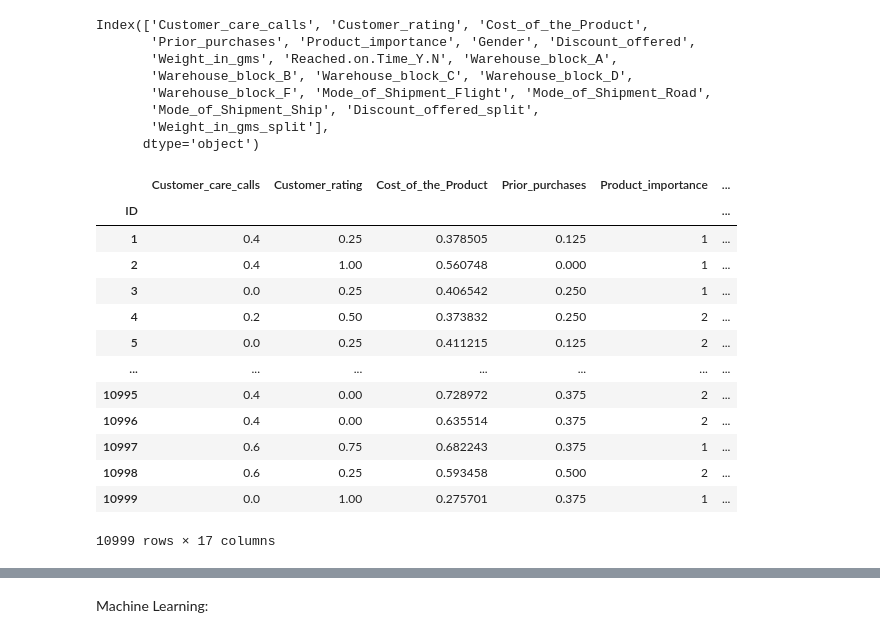
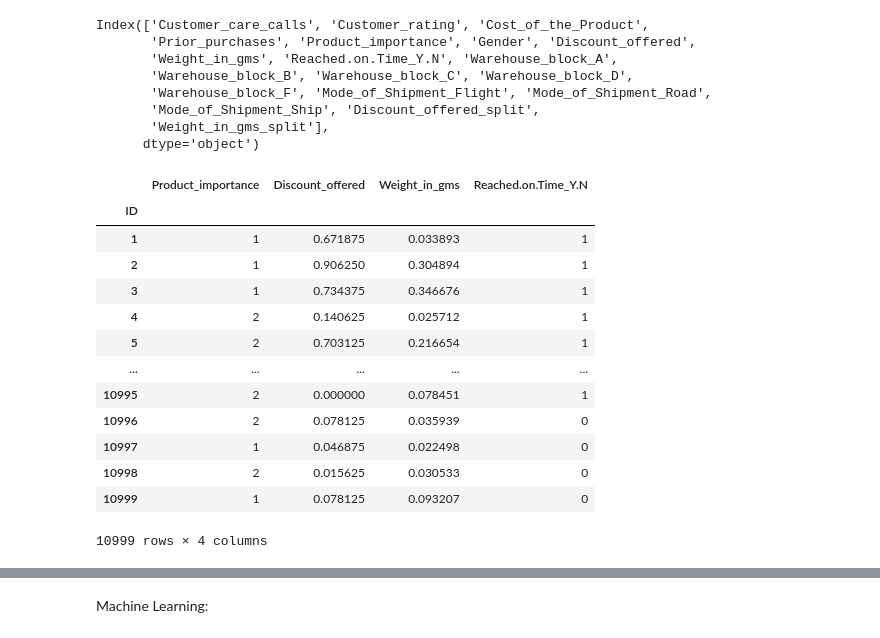
Before and after one commit to jonathan-baumann/PDA, a Jupyter notebook: use_case_group4_ecommerce.ipynb, the cells around one changed output, grey strips where cells are left out. Cells and saved outputs as stored; diff of their text form; code cells hidden in the pictures.

Commit message:
cleaned und vollständige reached on time

```diff
--- a/use_case_group4_ecommerce.ipynb
+++ b/use_case_group4_ecommerce.ipynb
@@ -566,25 +530,30 @@ Index(['Customer_care_calls', 'Customer_rating', 'Cost_of_the_Product',
 # %%
 #drop alle attribute basierend auf heatmap werten:
 #'Customer_care_calls','Customer_rating', 'Cost_of_the_Product', 'Prior_purchases','Product_importance', 'Gender', 'Warehouse_block_A',
 #       'Warehouse_block_B', 'Warehouse_block_C', 'Warehouse_block_D',
  #      'Warehouse_block_F', 'Mode_of_Shipment_Flight', 'Mode_of_Shipment_Road',
   #     'Mode_of_Shipment_Ship'
 
-df_test = df_reachont.drop(['Discount_offered_split','Weight_in_gms_split'], axis=1)
+df_test = df_reachont.drop(['Customer_care_calls', 'Customer_rating', 'Cost_of_the_Product',
+       'Prior_purchases', 'Gender',
+       'Warehouse_block_A',
+       'Warehouse_block_B', 'Warehouse_block_C', 'Warehouse_block_D',
+       'Warehouse_block_F', 'Mode_of_Shipment_Flight', 'Mode_of_Shipment_Road',
+       'Mode_of_Shipment_Ship','Discount_offered_split','Weight_in_gms_split'], axis=1)
 
 df_test
 # %% [output]
-|  | Customer_care_calls | Customer_rating | Cost_of_the_Product | Prior_purchases | Product_importance | ... |
-| ID |  |  |  |  |  | ... |
-| 1 | 0.4 | 0.25 | 0.378505 | 0.125 | 1 | ... |
-| 2 | 0.4 | 1.00 | 0.560748 | 0.000 | 1 | ... |
-| 3 | 0.0 | 0.25 | 0.406542 | 0.250 | 1 | ... |
-| 4 | 0.2 | 0.50 | 0.373832 | 0.250 | 2 | ... |
-| 5 | 0.0 | 0.25 | 0.411215 | 0.125 | 2 | ... |
-| ... | ... | ... | ... | ... | ... | ... |
-| 10995 | 0.4 | 0.00 | 0.728972 | 0.375 | 2 | ... |
-| 10996 | 0.4 | 0.00 | 0.635514 | 0.375 | 2 | ... |
-| 10997 | 0.6 | 0.75 | 0.682243 | 0.375 | 1 | ... |
-| 10998 | 0.6 | 0.25 | 0.593458 | 0.500 | 2 | ... |
-| 10999 | 0.0 | 1.00 | 0.275701 | 0.375 | 1 | ... |
+|  | Product_importance | Discount_offered | Weight_in_gms | Reached.on.Time_Y.N |
+| ID |  |  |  |  |
+| 1 | 1 | 0.671875 | 0.033893 | 1 |
+| 2 | 1 | 0.906250 | 0.304894 | 1 |
+| 3 | 1 | 0.734375 | 0.346676 | 1 |
+| 4 | 2 | 0.140625 | 0.025712 | 1 |
+| 5 | 2 | 0.703125 | 0.216654 | 1 |
+| ... | ... | ... | ... | ... |
+| 10995 | 2 | 0.000000 | 0.078451 | 1 |
+| 10996 | 2 | 0.078125 | 0.035939 | 0 |
+| 10997 | 1 | 0.046875 | 0.022498 | 0 |
+| 10998 | 2 | 0.015625 | 0.030533 | 0 |
+| 10999 | 1 | 0.078125 | 0.093207 | 0 |
-10999 rows × 17 columns
+10999 rows × 4 columns
```
Also changed, not shown: parts of 47 cells of this notebook, 1 other file.
